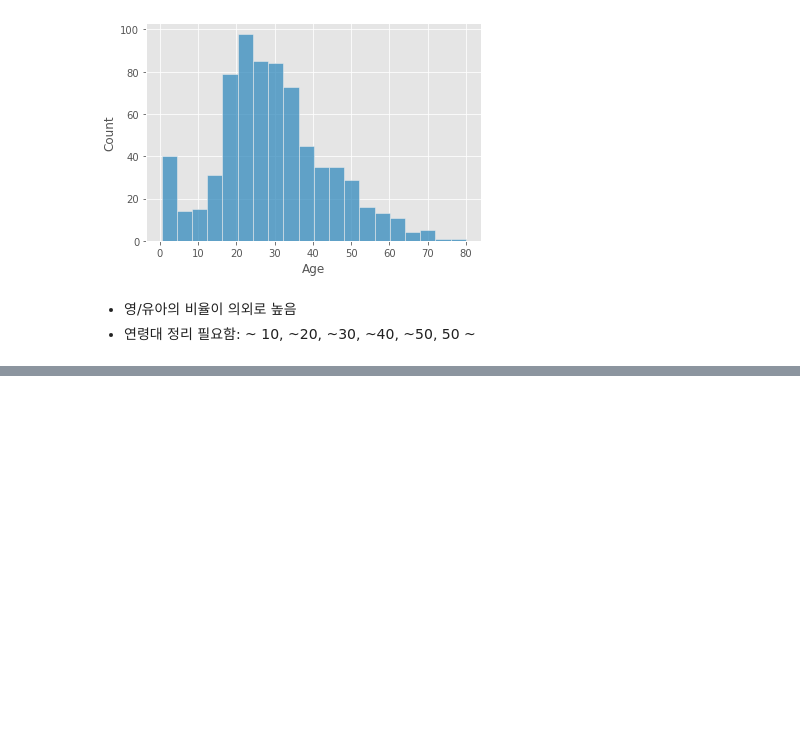
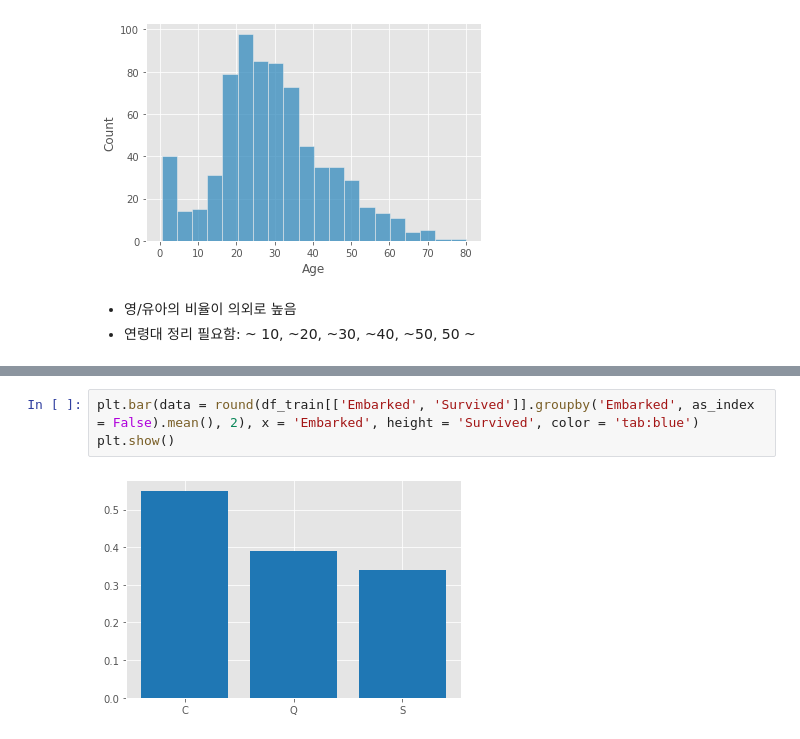
Before and after one commit to HAMJiyoung/Titanic-Machine-Learning-from-Disaster, a Jupyter notebook: Titanic_machine_learning.ipynb, the cells around one changed output, grey strips where cells are left out. Saved outputs shown, nothing was run; the diff lists cells and outputs as text; blank space fills up the shorter version.

```diff
--- a/Titanic_machine_learning.ipynb
+++ b/Titanic_machine_learning.ipynb
@@ -254,0 +293,5 @@ plt.show()
+# %%
+plt.bar(data = round(df_train[['Embarked', 'Survived']].groupby('Embarked', as_index = False).mean(), 2), x = 'Embarked', height = 'Survived', color = 'tab:blue')
+plt.show()
+# %% [output]
+[figure, added]
```
Also changed, not shown: parts of 110 cells of this notebook.
